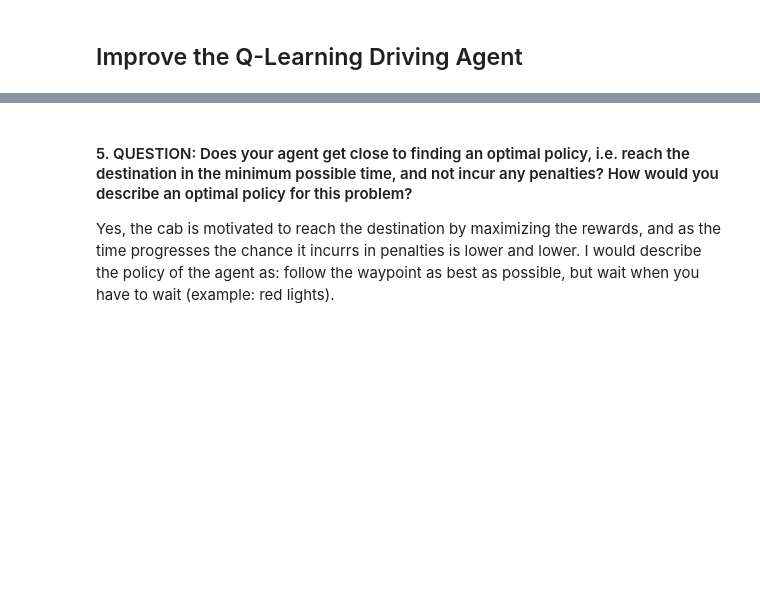
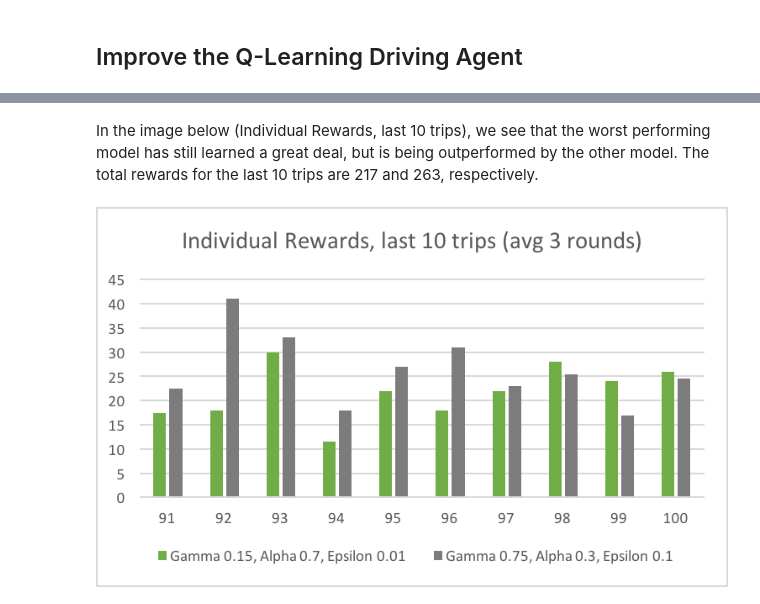
Before and after one commit to RodrigoVillatoro/machine_learning_projects, a Jupyter notebook: smartcab/smartcab/report.ipynb, the cells around one changed output, grey strips where cells are left out. Cells and saved outputs as stored; diff of their text form; code cells hidden in the pictures; blank space fills up the shorter version.

```diff
--- a/smartcab/smartcab/report.ipynb
+++ b/smartcab/smartcab/report.ipynb
@@ -74,4 +78,6 @@ Image('individual_rewards.png')
-# %% [markdown]
-#### 5. QUESTION: Does your agent get close to finding an optimal policy, i.e. reach the destination in the minimum possible time, and not incur any penalties? How would you describe an optimal policy for this problem?
-
-Yes, the cab is motivated to reach the destination by maximizing the rewards, and as the time progresses the chance it incurrs in penalties is lower and lower. I would describe the policy of the agent as: follow the waypoint as best as possible, but wait when you have to wait (example: red lights).
+# %% [markdown]
+In the image below (Individual Rewards, last 10 trips), we see that the worst performing model has still learned a great deal, but is being outperformed by the other model. The total rewards for the last 10 trips are 217 and 263, respectively.
+# %%
+Image('individual_rewards_last_10_trips.png')
+# %% [output]
+[figure, added]
```
Also changed, not shown: parts of 13 cells of this notebook, 1 other file.
